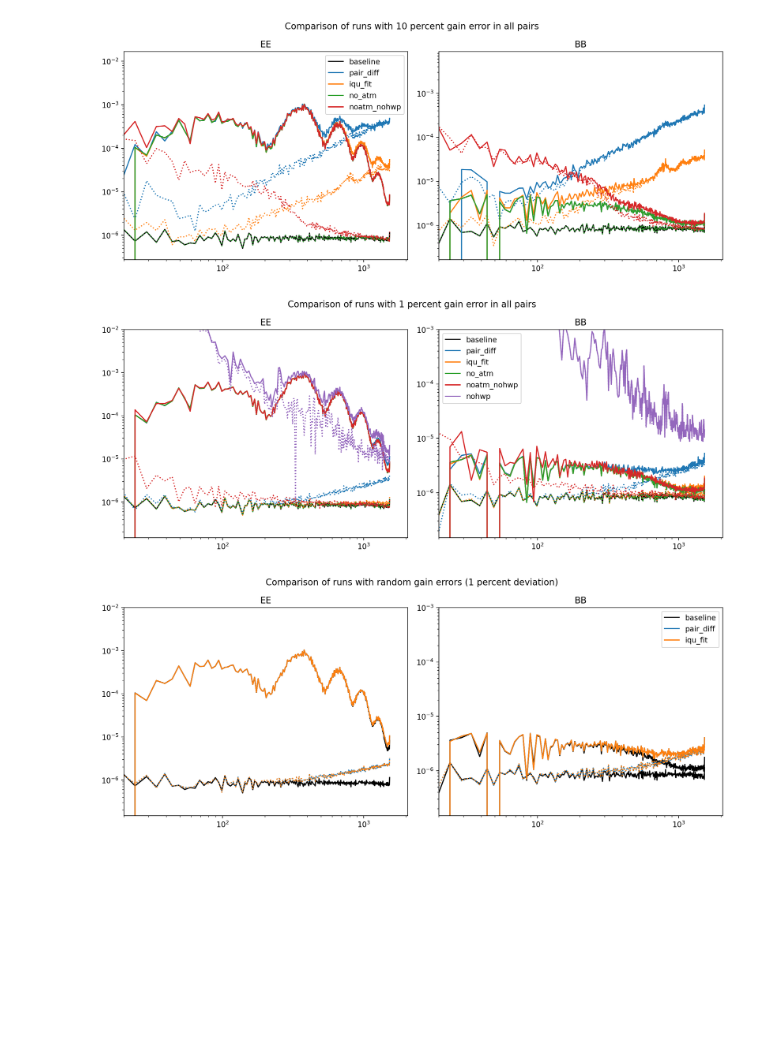
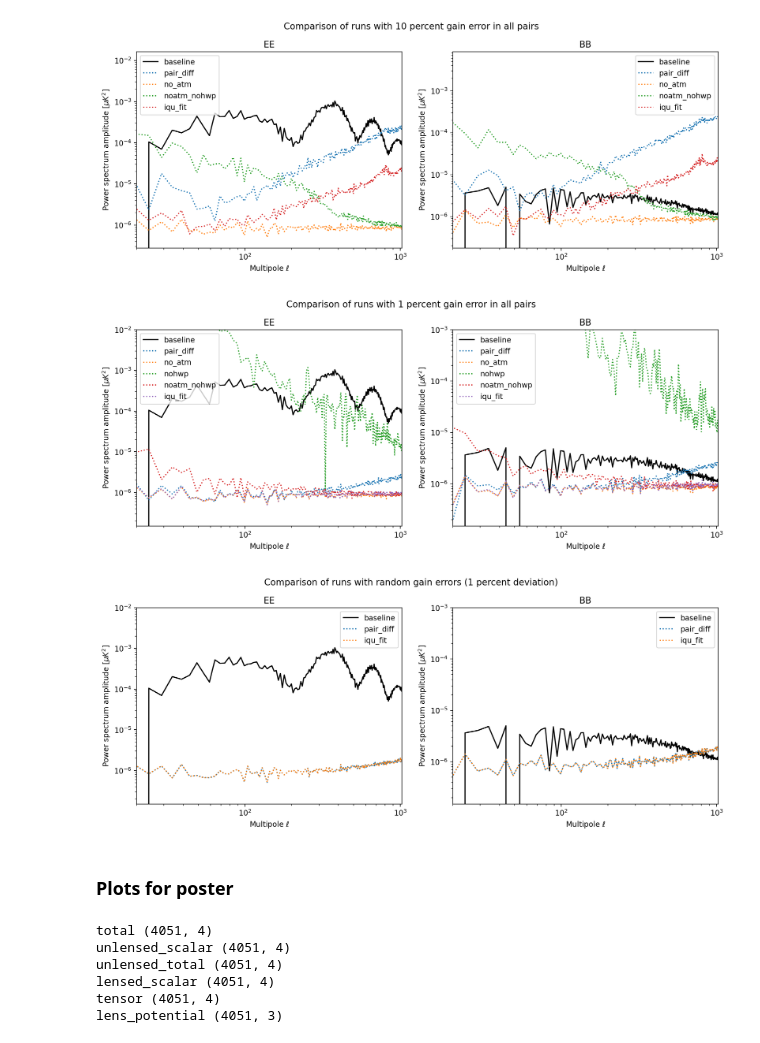
Before and after one commit to sbiquard/pairdiff-scripts, a Jupyter notebook: notebooks/comparison.ipynb, the cells around one changed output. Drawn from its saved outputs; the diff is of its cells as text; code cells hidden in the pictures; blank space fills up the shorter version.

Commit message:
new set of plots

```diff
--- a/notebooks/comparison.ipynb
+++ b/notebooks/comparison.ipynb
@@ -51,52 +51,58 @@ axs[1].set_title("BB")
 ell_arr = cells_baseline["full"]["ell_arr"]
 for ax, idx in zip(axs, [0, 3]):
     ax.plot(ell_arr, cells_baseline["full"]["cl_22"][idx], "k", label="baseline")
-    ax.plot(ell_arr, cells_baseline["noise"]["cl_22"][idx], "k")
+    # ax.plot(ell_arr, cells_baseline["noise"]["cl_22"][idx], "k")
 for k in cells_e01:
     for ax, idx in zip(axs, [0, 3]):
-        line = ax.plot(ell_arr, cells_e01[k]["full"]["cl_22"][idx], ls="solid", label=k)
+        # line = ax.plot(ell_arr, cells_e01[k]["full"]["cl_22"][idx], ls="solid", label=k)
         ax.plot(
             ell_arr,
             cells_e01[k]["noise"]["cl_22"][idx],
             ls="dotted",
-            color=line[-1].get_color(),
+            label=k,
+            # color=line[-1].get_color(),
         )
 for ax in axs.flat:
     ax.loglog()
-    ax.set_xlim(left=20)
-axs[0].legend()
+    ax.set_xlim(left=20, right=1024)
+    ax.set_xlabel(r"Multipole $\ell$")
+    ax.set_ylabel(r"Power spectrum amplitude [$\mu K^2$]")
+    ax.legend()
 fig.tight_layout()
 plt.show()
 # %% [output]
-[figure, old version]
+[figure, new version]
 # %%
 fig, axs = plt.subplots(1, 2, figsize=(12, 5))
 fig.suptitle("Comparison of runs with 1 percent gain error in all pairs")
 axs[0].set_title("EE")
 axs[1].set_title("BB")
 ell_arr = cells_baseline["full"]["ell_arr"]
 for ax, idx in zip(axs, [0, 3]):
     ax.plot(ell_arr, cells_baseline["full"]["cl_22"][idx], "k", label="baseline")
-    ax.plot(ell_arr, cells_baseline["noise"]["cl_22"][idx], "k")
+    # ax.plot(ell_arr, cells_baseline["noise"]["cl_22"][idx], "k")
 for k in cells_e02:
     for ax, idx in zip(axs, [0, 3]):
-        line = ax.plot(ell_arr, cells_e02[k]["full"]["cl_22"][idx], ls="solid", label=k)
+        # line = ax.plot(ell_arr, cells_e02[k]["full"]["cl_22"][idx], ls="solid", label=k)
         ax.plot(
             ell_arr,
             cells_e02[k]["noise"]["cl_22"][idx],
             ls="dotted",
-            color=line[-1].get_color(),
+            label=k,
+            # color=line[-1].get_color(),
         )
 for ax in axs.flat:
     ax.loglog()
-    ax.set_xlim(left=20)
+    ax.set_xlim(left=20, right=1024)
+    ax.set_xlabel(r"Multipole $\ell$")
+    ax.set_ylabel(r"Power spectrum amplitude [$\mu K^2$]")
+    ax.legend()
 axs[0].set_ylim(bottom=1.5e-7, top=1e-2)
 axs[1].set_ylim(bottom=1.5e-7, top=1e-3)
-axs[1].legend()
 fig.tight_layout()
 plt.show()
 # %% [output]
-[figure, old version]
+[figure, new version]
 # %%
 fig, axs = plt.subplots(1, 2, figsize=(12, 5))
 fig.suptitle("Comparison of runs with random gain errors (1 percent deviation)")
@@ -105,23 +111,28 @@ axs[1].set_title("BB")
 ell_arr = cells_baseline["full"]["ell_arr"]
 for ax, idx in zip(axs, [0, 3]):
     ax.plot(ell_arr, cells_baseline["full"]["cl_22"][idx], "k", label="baseline")
-    ax.plot(ell_arr, cells_baseline["noise"]["cl_22"][idx], "k")
+    # ax.plot(ell_arr, cells_baseline["noise"]["cl_22"][idx], "k")
 for k in cells_e02_random:
     for ax, idx in zip(axs, [0, 3]):
-        line = ax.plot(ell_arr, cells_e02_random[k]["full"]["cl_22"][idx], ls="solid", label=k)
+        # line = ax.plot(ell_arr, cells_e02_random[k]["full"]["cl_22"][idx], ls="solid", label=k)
         ax.plot(
             ell_arr,
             cells_e02_random[k]["noise"]["cl_22"][idx],
             ls="dotted",
-            color=line[-1].get_color(),
+            label=k,
+            # color=line[-1].get_color(),
         )
 for ax in axs.flat:
     ax.loglog()
-    ax.set_xlim(left=20)
+    ax.set_xlim(left=20, right=1024)
+    ax.set_xlabel(r"Multipole $\ell$")
+    ax.set_ylabel(r"Power spectrum amplitude [$\mu K^2$]")
+    ax.legend()
 axs[0].set_ylim(bottom=1.5e-7, top=1e-2)
 axs[1].set_ylim(bottom=1.5e-7, top=1e-3)
-axs[1].legend()
 fig.tight_layout()
 plt.show()
 # %% [output]
-[figure, old version]
+[figure, new version]
+# %% [markdown]
+### Plots for poster
@@ -127,0 +155,12 @@ plt.show()
+# %%
+# Get dictionary of CAMB power spectra
+powers = results.get_cmb_power_spectra(pars, CMB_unit='muK')
+for name in powers:
+    print(name, powers[name].shape)
+# %% [output]
+total (4051, 4)
+unlensed_scalar (4051, 4)
+unlensed_total (4051, 4)
+lensed_scalar (4051, 4)
+tensor (4051, 4)
+lens_potential (4051, 3)
```
Also changed, not shown: parts of 5 cells of this notebook.
